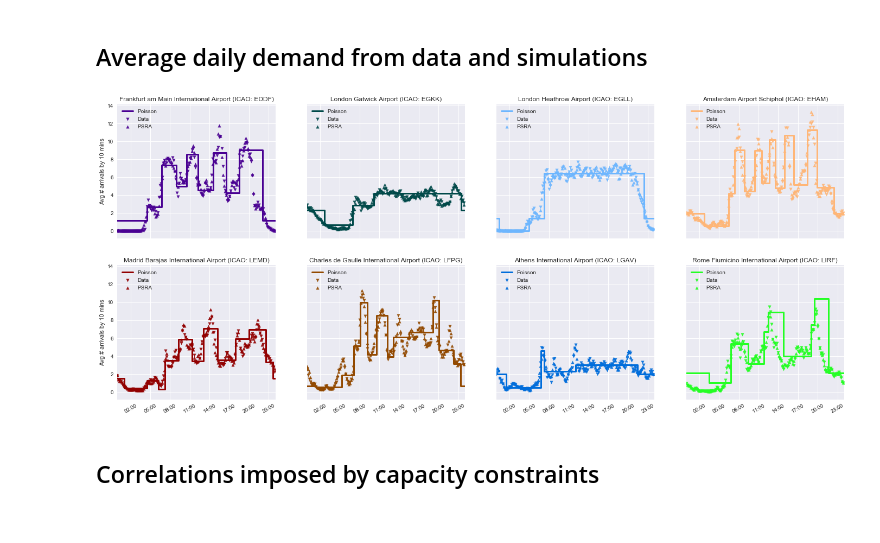
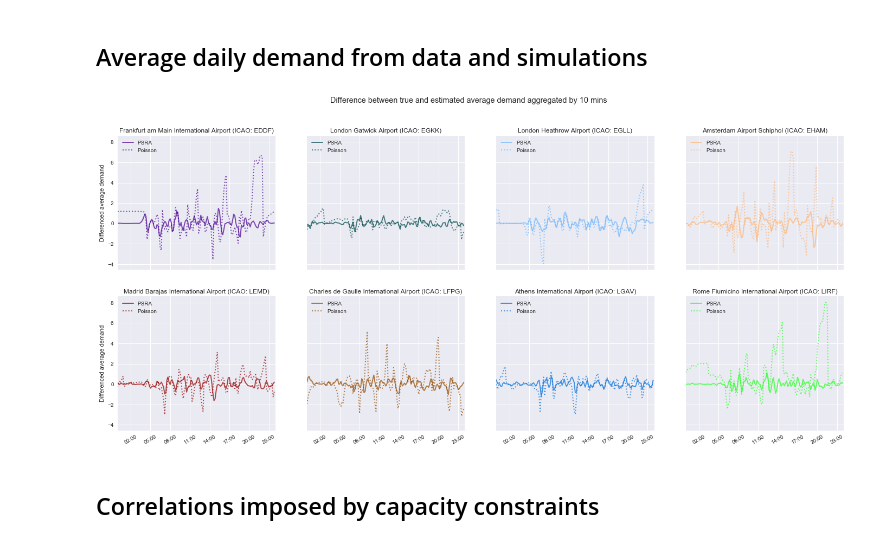
Before and after one commit to clancia/air-traffic-data-driven-modelling, a Jupyter notebook: air_traffic_analysis.ipynb, the cells around one changed output. Saved outputs shown, nothing was run; the diff lists cells and outputs as text; code cells hidden in the pictures.

```diff
--- a/air_traffic_analysis.ipynb
+++ b/air_traffic_analysis.ipynb
@@ -513,6 +518,7 @@ for ax, code in zip(axes.flatten(), CODES):
                vmax=abs(cwtmatr).max(), vmin=-abs(cwtmatr).max())
     ax.set_xticks(xticks)
     ax.set_xticklabels(xticklabels, rotation=30)
+    ax.set_title(code)
 
 f.set_size_inches(2*nairp, 1.5*nairp)
 f.tight_layout()
@@ -615,7 +621,7 @@ for code, i, j in zip(CODES, II, JJ):
     for k, col in zip(unique_labels, kolors):
         alpha = 0.5
         if k == -1:
-            black used for noise
+            # black used for noise
             col = 'k'
             alpha = 0.25
             # comment the following line to plot noise
@@ -678,7 +684,7 @@ NY = nairp//2
 SX = 24
 SY = 10
 MS = 30
-LW = 3
+LW = 2
 # plotting parameters
 ALPHA = 0.05
 # type-1 error
@@ -781,52 +787,48 @@ airp_parm = {key: list(zip(df['lambda'], df['time']))
 # %%
 # plot point estimates of average demand according to
 # current flight plan (M3), PSRA model, and Poisson model
 f, axes = plt.subplots(NX, NY, sharex=True, sharey=True, figsize=(SX, SY))
 
 for ax, code in zip(axes.flatten(), CODES):
     kolor = rgbfy(code)
-    ax.scatter(range(24*60//freq),
-               daily[code]['mu'],
-               c=kolor,
-               marker='v',
-               s=MS,
-               alpha=0.9,
-               label='Data')
-
-    ax.scatter(range(24*60//freq),
-               daily_psra[code]['mu'],
-               c=kolor,
-               marker='^',
-               s=MS,
-               alpha=0.9,
-               label='PSRA')
+    xx = range(24*60//freq)
+    datamu = daily[code]['mu']
+    ax.plot(xx, daily_psra[code]['mu'] - datamu,
+            c=kolor,
+            linestyle='-',
+            linewidth=LW,
+            alpha=0.7,
+            label='PSRA')
 
     xval = [0] + [timetofloat(tpl[1], freq) for tpl in airp_parm[code]] +\
         [24*60//freq]
     yval = [tpl[0]*freq for tpl in airp_parm[code]]
     yval = [yval[-1], yval[-1]] + yval
     # this is needed to plot the demamd estimated by Poisson
     # correctly at the beginning and the end of the day
     # and in such a way that the process is 24-hour periodic
-    ax.step(xval,
-            yval,
+    yy = [yval[bisect(xval, x)] for x in xx]
+
+    ax.plot(xx, yy - datamu,
             color=kolor,
-            linestyle='-',
+            linestyle=':',
             linewidth=LW,
+            alpha=0.7,
             label='Poisson')
     legend = ax.legend(loc='upper left')
     ax.set_title(axtitle(code))
 ax.set_xlim(0, 24*60//freq)
 ax.set_xticks(xticks)
 ax.set_xticklabels([times[i] for i in xticks])
 for ax in axes[:, 0]:
-    ax.set_ylabel('Avg # arrivals by {:d} mins'.format(INTERVAL))
+    ax.set_ylabel('Differenced average demand')
 for ax in axes[-1]:
     for tick in ax.get_xticklabels():
         tick.set_rotation(30)
+f.suptitle('Difference between true and estimated average demand aggregated by {:d} mins'.format(INTERVAL))
 plt.show()
 # %% [output]
-[figure, old version]
+[figure, new version]
 # %% [markdown]
 ## Correlations imposed by capacity constraints
 # %%
```
Also changed, not shown: parts of 35 cells of this notebook, 2 other files.
